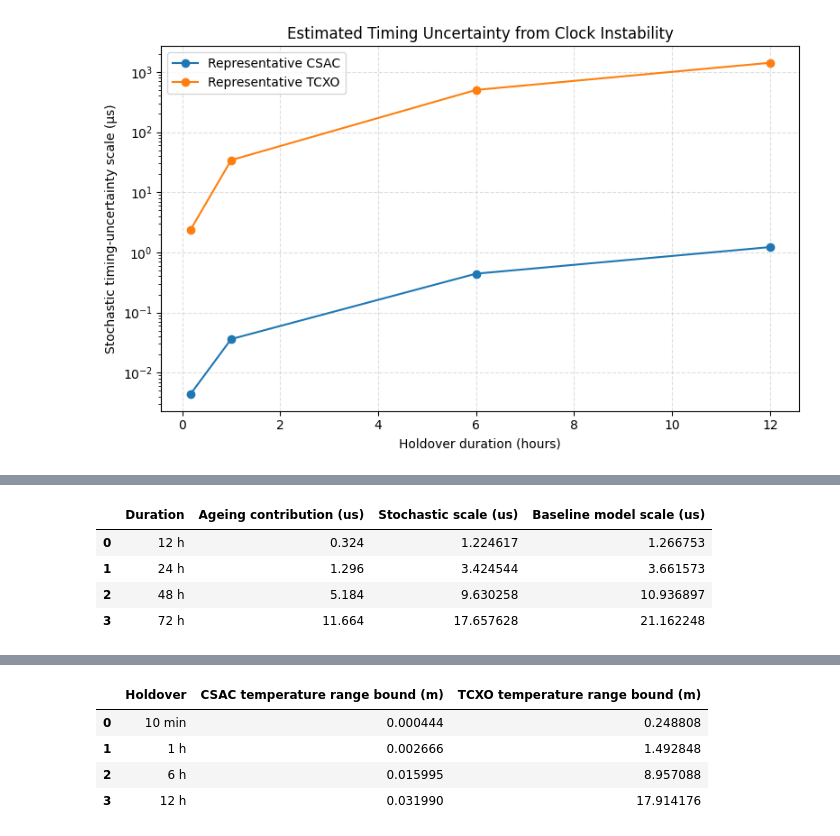
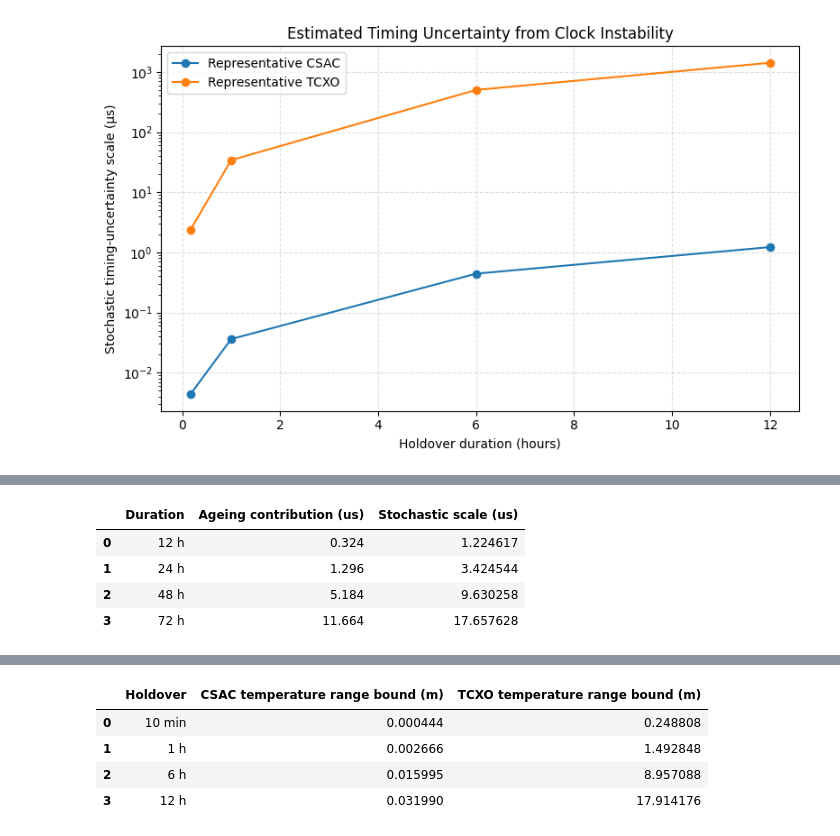
Before and after one commit to FarahAlmufawez/CSAC-GNSS-Holdover-Model, a Jupyter notebook: CSAC-GNSS-Holdover-Model.ipynb, the cells around one changed output, grey strips where cells are left out. Saved outputs shown, nothing was run; the diff lists cells and outputs as text; code cells hidden in the pictures.

```diff
--- a/CSAC-GNSS-Holdover-Model.ipynb
+++ b/CSAC-GNSS-Holdover-Model.ipynb
@@ -1433,27 +1475,15 @@ for label, t in holdover_times.items():
     csac_stoch_s = t * csac_sigma_y
     tcxo_stoch_s = t * tcxo_sigma_y
 
-    # Indicative baseline holdover-error scale
-
-    csac_total_s = np.sqrt(
-        csac_age_s**2 + csac_stoch_s**2
-    )
-
-    tcxo_total_s = np.sqrt(
-        tcxo_age_s**2 + tcxo_stoch_s**2
-    )
-
     holdover_comparison.append({
         "Holdover": label,
         "Time (s)": t,
 
         "CSAC ageing (us)": csac_age_s * 1e6,
         "CSAC stochastic (us)": csac_stoch_s * 1e6,
-        "CSAC indicative holdover scale (us)": csac_total_s * 1e6,
 
         "TCXO ageing (us)": tcxo_age_s * 1e6,
-        "TCXO stochastic (us)": tcxo_stoch_s * 1e6,
-        "TCXO indicative holdover scale (us)": tcxo_total_s * 1e6
+        "TCXO stochastic (us)": tcxo_stoch_s * 1e6
     })
 
 holdover_comparison_df = pd.DataFrame(
@@ -1625,14 +1658,24 @@ for label, t in holdover_times.items():
 
         "Holdover": label,
 
-        "CSAC baseline (us)":
+        "CSAC ageing (us)":
             baseline_row[
-                "CSAC indicative holdover scale (us)"
+                "CSAC ageing (us)"
             ],
 
-        "TCXO baseline (us)":
+        "CSAC stochastic (us)":
             baseline_row[
-                "TCXO indicative holdover scale (us)"
+                "CSAC stochastic (us)"
+            ],
+
+        "TCXO ageing (us)":
+            baseline_row[
+                "TCXO ageing (us)"
+            ],
+
+        "TCXO stochastic (us)":
+            baseline_row[
+                "TCXO stochastic (us)"
             ],
 
         "Offset sensitivity, |y0|=1e-10 (us)":
@@ -1692,5 +1729,4 @@ The comparison is therefore intended as a consistency check of the baseline timi
 # %%
-
 validation_times = {
     "12 h": 12 * 3600,
     "24 h": 24 * 3600,
@@ -1700,46 +1736,39 @@ validation_times = {
 
 validation_results = []
 
 for label, t in validation_times.items():
 
     # Ageing contribution
     csac_age_s = ageing_timing_error(
         D_csac,
         t
     )
 
     # Stochastic contribution
     csac_sigma_y = allan_deviation(
         t,
         csac_noise["h0"],
         csac_noise["h_minus1"],
         csac_noise["h_minus2"]
     )
 
     csac_stoch_s = t * csac_sigma_y
 
-    # Same baseline model used in Section 8.1
-    csac_baseline_s = np.sqrt(
-        csac_age_s**2 +
-        csac_stoch_s**2
-    )
-
     validation_results.append({
         "Duration": label,
         "Ageing contribution (us)": csac_age_s * 1e6,
-        "Stochastic scale (us)": csac_stoch_s * 1e6,
-        "Baseline model scale (us)": csac_baseline_s * 1e6
+        "Stochastic scale (us)": csac_stoch_s * 1e6
     })
 
 validation_df = pd.DataFrame(validation_results)
 
 validation_df
 # %% [output]
-|  | Duration | Ageing contribution (us) | Stochastic scale (us) | Baseline model scale (us) |
-| 0 | 12 h | 0.324 | 1.224617 | 1.266753 |
-| 1 | 24 h | 1.296 | 3.424544 | 3.661573 |
-| 2 | 48 h | 5.184 | 9.630258 | 10.936897 |
-| 3 | 72 h | 11.664 | 17.657628 | 21.162248 |
+|  | Duration | Ageing contribution (us) | Stochastic scale (us) |
+| 0 | 12 h | 0.324 | 1.224617 |
+| 1 | 24 h | 1.296 | 3.424544 |
+| 2 | 48 h | 5.184 | 9.630258 |
+| 3 | 72 h | 11.664 | 17.657628 |
 # %% [markdown]
 ### 8.4.1 Interpretation of the Experimental Comparison
 
```
Also changed, not shown: parts of 28 cells of this notebook.
